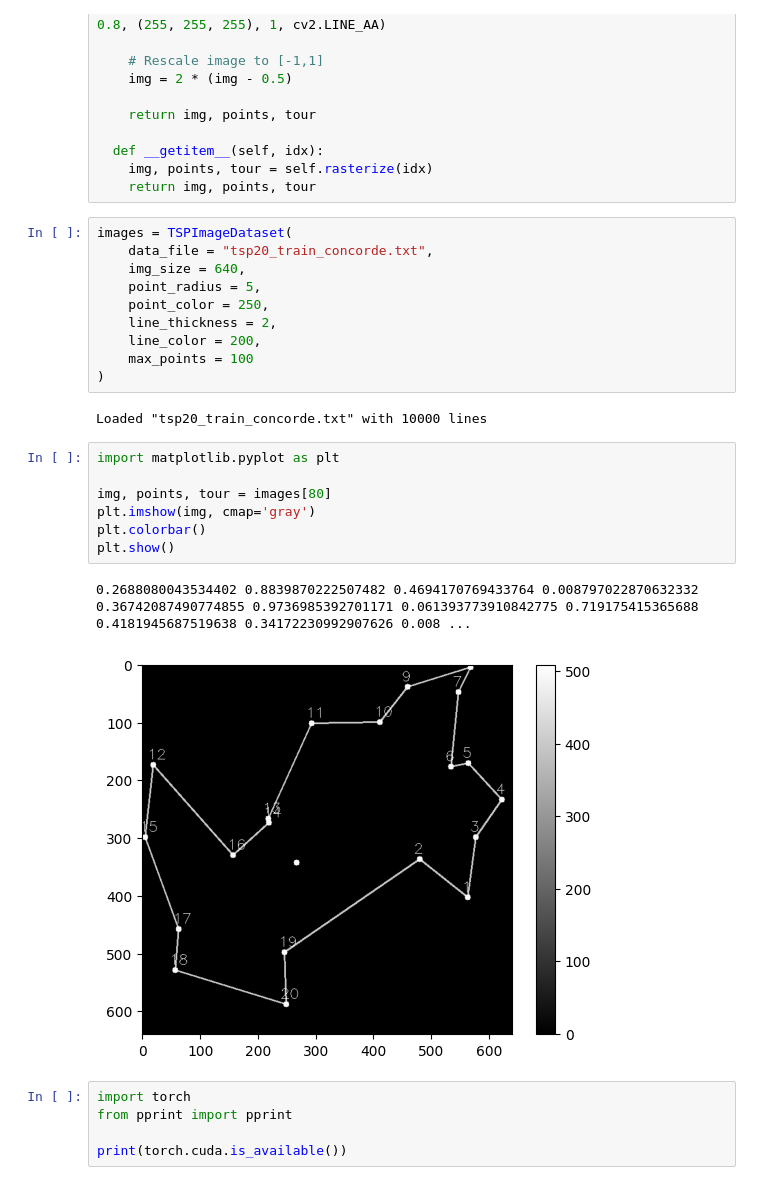
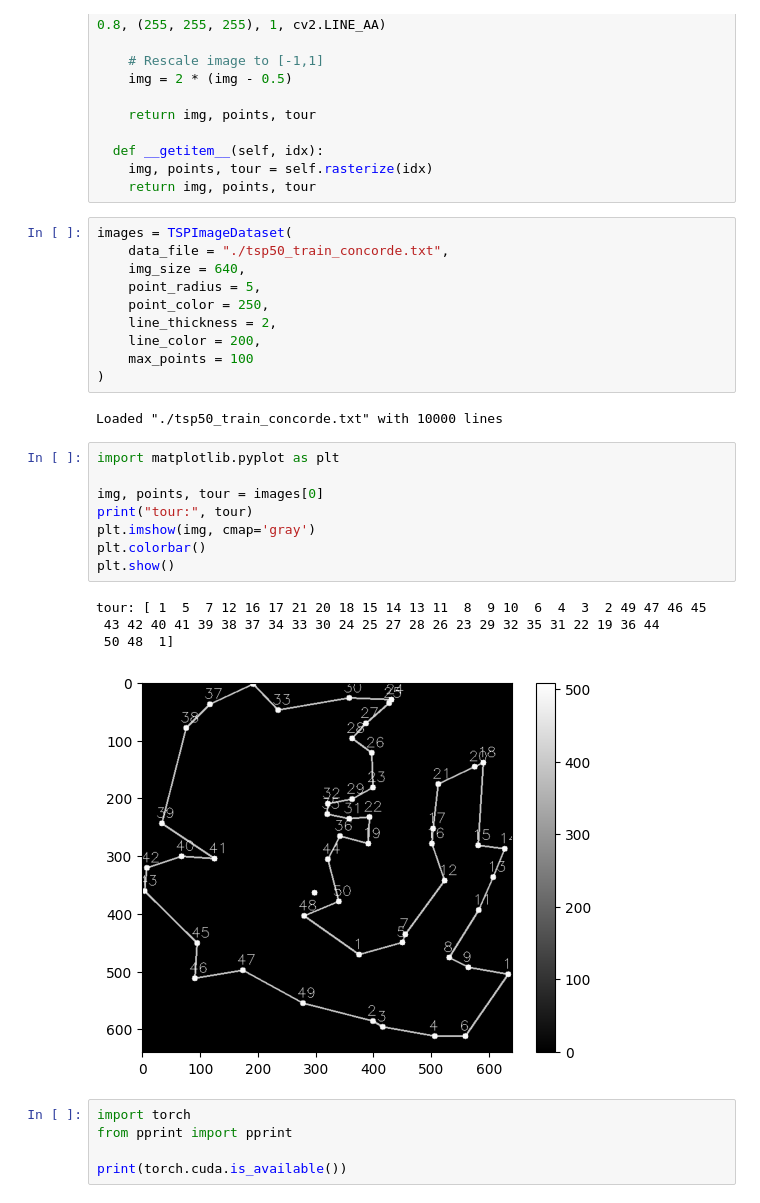
Before and after one commit to Giventicket/GridFormer, a Jupyter notebook: test.ipynb, the cells around one changed output. Cells and saved outputs as stored; diff of their text form.

```diff
--- a/test.ipynb
+++ b/test.ipynb
@@ -167,7 +167,7 @@ class TSPImageDataset(torch.utils.data.Dataset):
     return img, points, tour
 # %%
 images = TSPImageDataset(
-    data_file = "tsp20_train_concorde.txt",
+    data_file = "./tsp50_train_concorde.txt",
     img_size = 640,
     point_radius = 5,
     point_color = 250,
@@ -176,17 +176,20 @@ images = TSPImageDataset(
     max_points = 100
 )
 # %% [output]
-Loaded "tsp20_train_concorde.txt" with 10000 lines
+Loaded "./tsp50_train_concorde.txt" with 10000 lines
 # %%
 import matplotlib.pyplot as plt
 
-img, points, tour = images[80]
+img, points, tour = images[0]
+print("tour:", tour)
 plt.imshow(img, cmap='gray')
 plt.colorbar()
 plt.show()
 # %% [output]
-0.2688080043534402 0.8839870222507482 0.4694170769433764 0.008797022870632332 0.36742087490774855 0.9736985392701171 0.061393773910842775 0.719175415365688 0.4181945687519638 0.34172230992907626 0.008 ...
+tour: [ 1  5  7 12 16 17 21 20 18 15 14 13 11  8  9 10  6  4  3  2 49 47 46 45
+ 43 42 40 41 39 38 37 34 33 30 24 25 27 28 26 23 29 32 35 31 22 19 36 44
+ 50 48  1]
-[figure, old version]
+[figure, new version]
 # %%
 import torch
 from pprint import pprint
```
Also changed, not shown: 15 other files.
